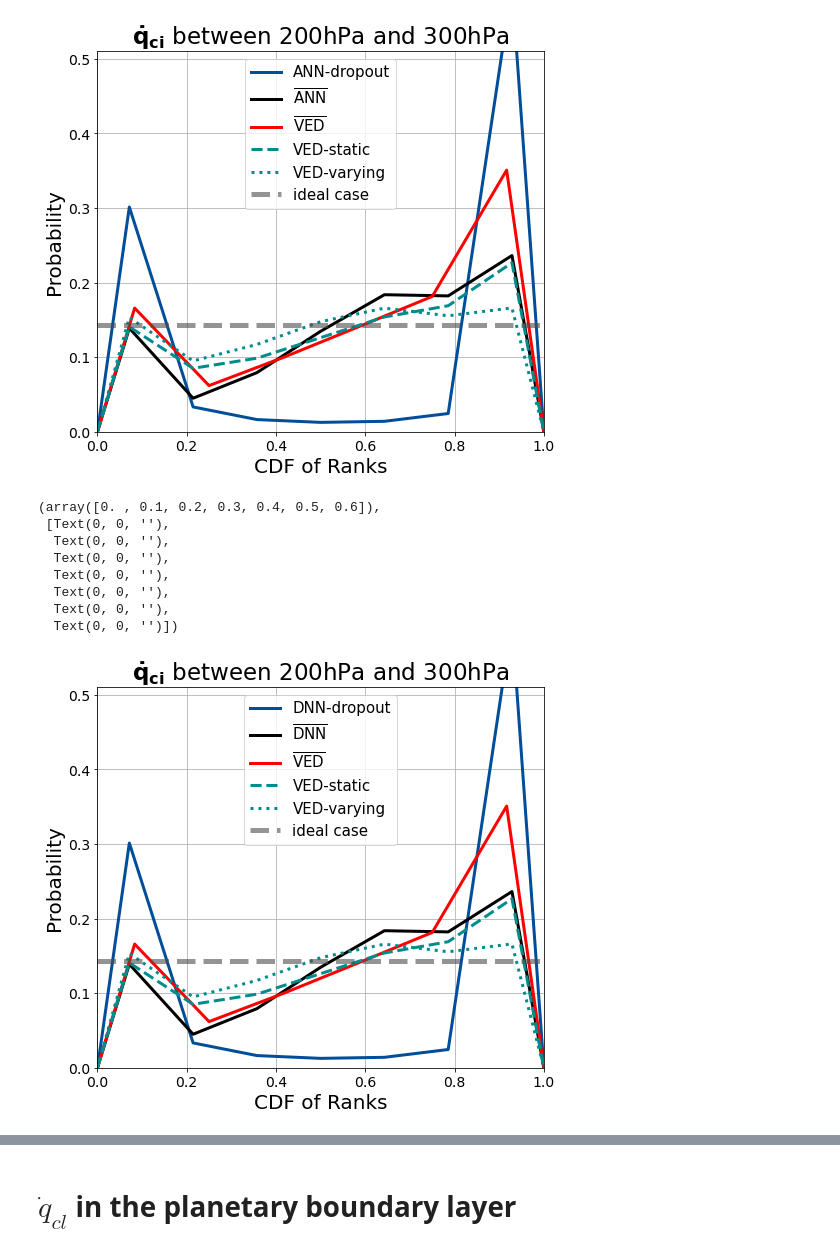
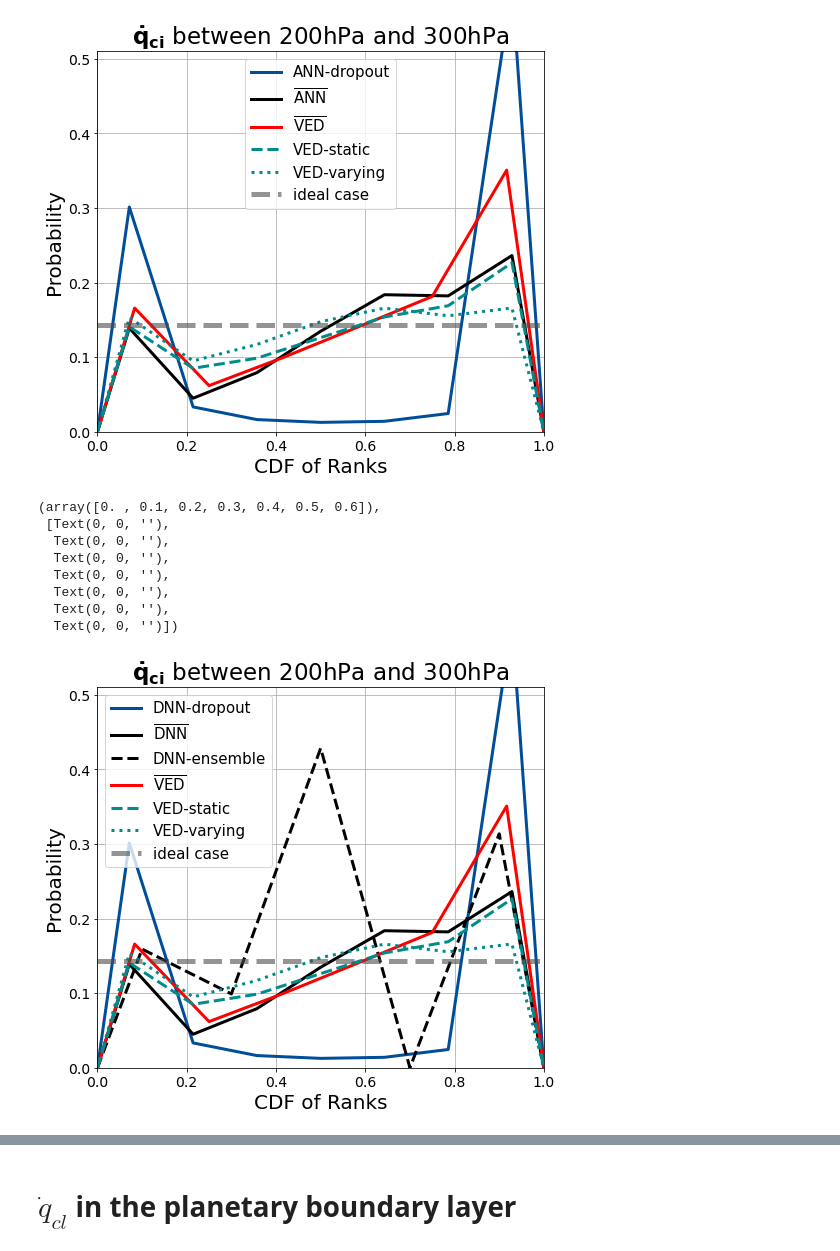
Before and after one commit to EyringMLClimateGroup/behrens24james_SPCESM2_ML_ensembles, a Jupyter notebook: uncertainty_quantification/real_geo_PIT_composite_all_networks_updt.ipynb, the cells around one changed output, grey strips where cells are left out. Cells and saved outputs as stored; diff of their text form; code cells hidden in the pictures.

```diff
--- a/uncertainty_quantification/real_geo_PIT_composite_all_networks_updt.ipynb
+++ b/uncertainty_quantification/real_geo_PIT_composite_all_networks_updt.ipynb
@@ -540,6 +692,8 @@ f=get_pit_points_ens(cloud_ice_tend_VED_alpha_arr_1,VED_1_7_7_alpha_arr_1,pit_bi
 # %%
 
 deter_7_lin_CLDICBCTEND=np.load('real_geo_PIT/CLDICEBC_up_trop/deter_7_ANNs_lin_CLDICEBCTEND.npy',
+                                allow_pickle=True).tolist()
+stoch_5_lin_CLDICBCTEND=np.load('real_geo_PIT/CLDICEBC_up_trop/stoch_5_ANNs_lin_CLDICEBCTEND.npy',
                                 allow_pickle=True).tolist()
 ANN_lin_dr_0_01CLDICBCTEND=np.load('real_geo_PIT/CLDICEBC_up_trop/ANN_lin_dr_0_01_7_CLDICEBCTEND.npy',
                                    allow_pickle=True).tolist()
@@ -689,6 +877,9 @@ plt.plot(np.hstack((0,ANN_lin_dr_0_01CLDICBCTEND['pit_centers'],1)),np.hstack((0
          color=[0,0.3,0.6],linewidth=3,label='DNN-dropout')
 plt.plot(np.hstack((0,deter_7_lin_CLDICBCTEND['pit_centers'],1)),np.hstack((0,deter_7_lin_CLDICBCTEND['pit_counts'],0))
          ,color='k',linewidth=3,label=r'$\mathrm{\overline{DNN}}$')
+plt.plot(np.hstack((0,stoch_5_lin_CLDICBCTEND['pit_centers'],1)),np.hstack((0,stoch_5_lin_CLDICBCTEND['pit_counts'],0))
+         ,'--',color='k',linewidth=3,label=r'DNN-ensemble')
+
 plt.plot(np.hstack((0,deter_6_VED_CLDICBCTEND['pit_centers'],1)),np.hstack((0,deter_6_VED_CLDICBCTEND['pit_counts'],0)),
          color='r',linewidth=3,label=r'$\mathrm{\overline{VED}}$')
 #plt.plot(np.hstack((0,VED_1_7_0_0_CLDICBCTEND['pit_centers'],1)),
@@ -696,31 +887,31 @@ plt.plot(np.hstack((0,deter_6_VED_CLDICBCTEND['pit_centers'],1)),np.hstack((0,de
 
 plt.plot(np.hstack((0,VED_1_7_0_5_CLDICBCTEND['pit_centers'],1)),
          np.hstack((0,VED_1_7_0_5_CLDICBCTEND['pit_counts'],0)),'--',color=[0,0.55,0.55],linewidth=3,label=r'VED-static')
 plt.plot(np.hstack((0,VED_1_7_alpha_CLDICBCTEND['pit_centers'],1)),
          np.hstack((0,VED_1_7_alpha_CLDICBCTEND['pit_counts'],0)),linewidth=3,linestyle=':',color=[0,0.55,0.55],label=r'VED-varying')
 
 
 
 
 plt.hlines(1/7,0,1,linestyle='--',linewidth=5,colors=[[0.3,0.3,0.3,0.6]],label='ideal case')
 
 
 
 plt.grid(True)
 plt.ylim(0,0.51)
 plt.xlim(0,1)
 plt.xlabel('CDF of Ranks',fontsize=20)
 plt.legend(fontsize=15)
 plt.ylabel('Probability',fontsize=20)
 plt.xticks(fontsize=14)
 plt.yticks(fontsize=14)
 # %% [output]
 (array([0. , 0.1, 0.2, 0.3, 0.4, 0.5, 0.6]),
  [Text(0, 0, ''),
   Text(0, 0, ''),
   Text(0, 0, ''),
   Text(0, 0, ''),
   Text(0, 0, ''),
   Text(0, 0, ''),
   Text(0, 0, '')])
-[figure, old version]
+[figure, new version]
```
Also changed, not shown: parts of 56 cells of this notebook, 1 other file.
